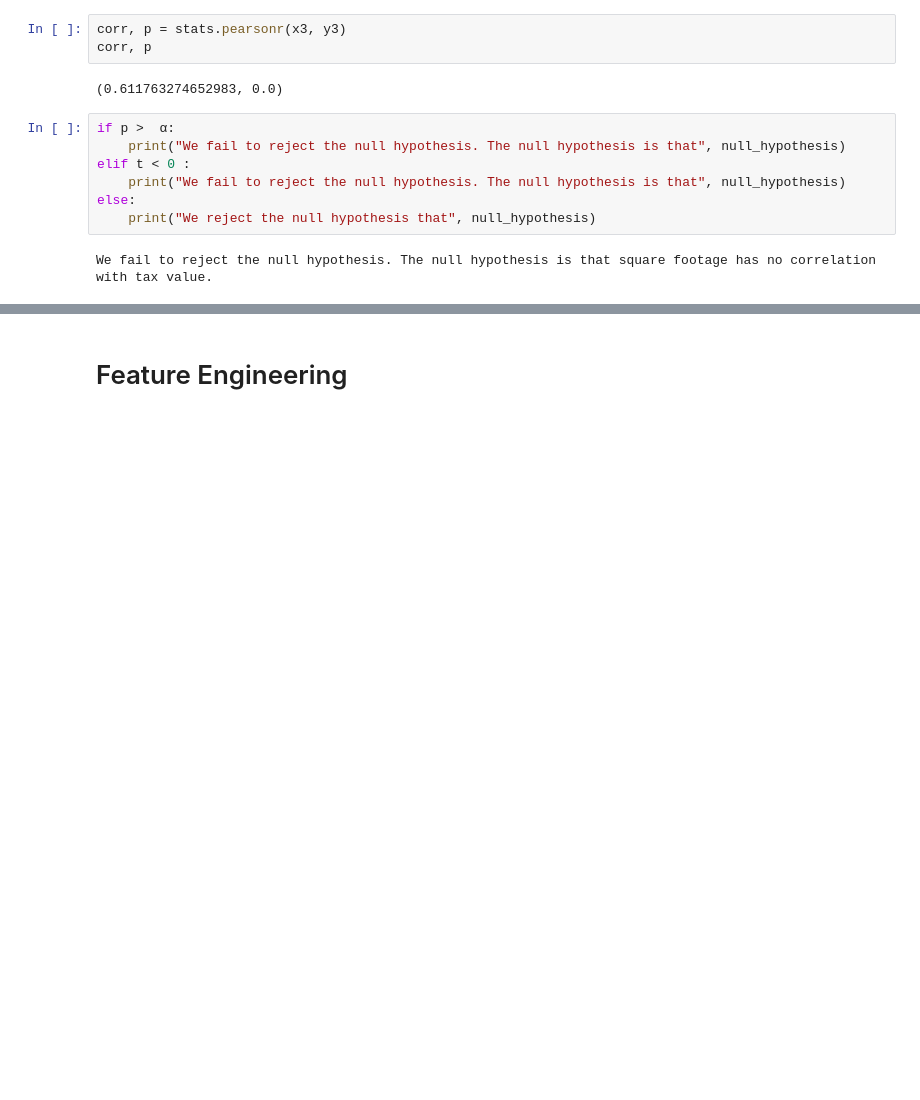
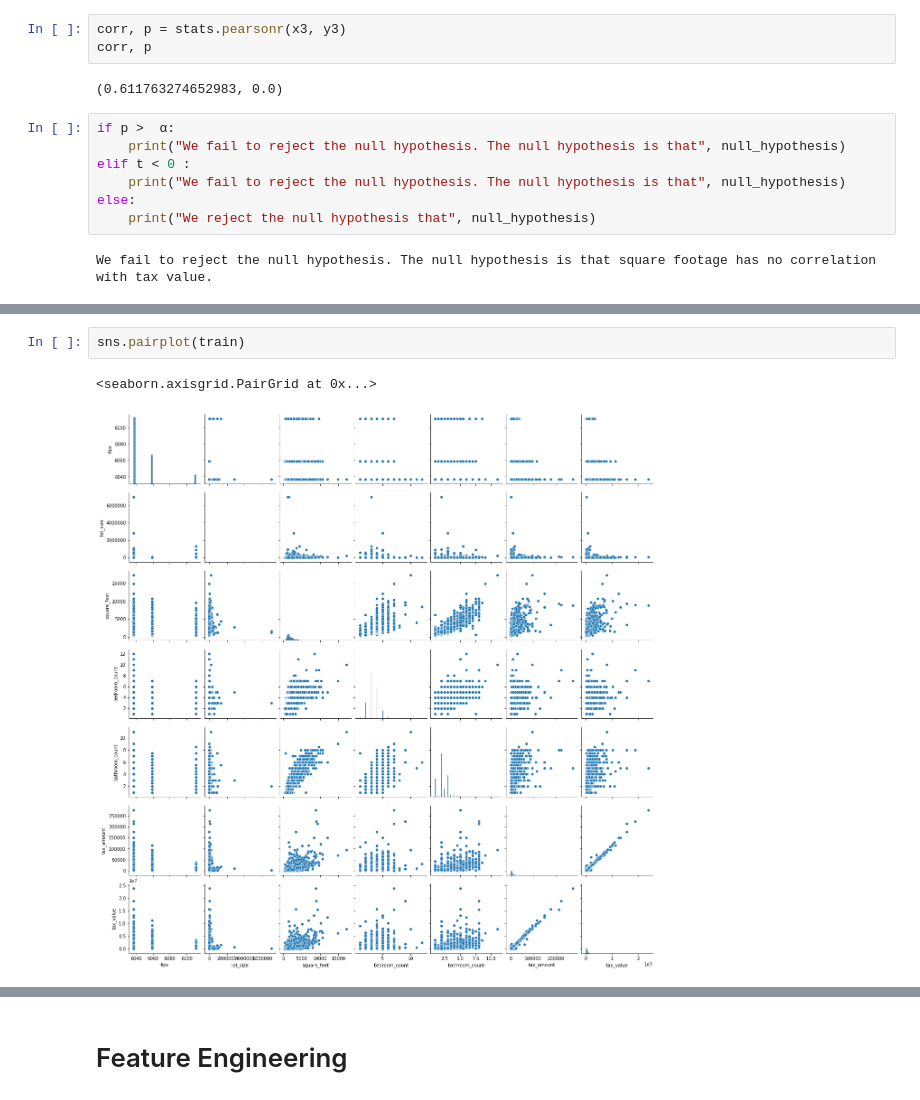
Before and after one commit to GabbyBarajasBroussard/zillow-regression-project, a Jupyter notebook: walkthrough_notebook.ipynb, the cells around one changed output, grey strips where cells are left out. Cells and saved outputs as stored; diff of their text form; blank space fills up the shorter version.

```diff
--- a/walkthrough_notebook.ipynb
+++ b/walkthrough_notebook.ipynb
@@ -346,0 +321,5 @@ for col in train.columns:
+# %%
+sns.pairplot(train)
+# %% [output]
+<seaborn.axisgrid.PairGrid at 0x...>
+[figure, added]
```
Also changed, not shown: parts of 64 cells of this notebook.
